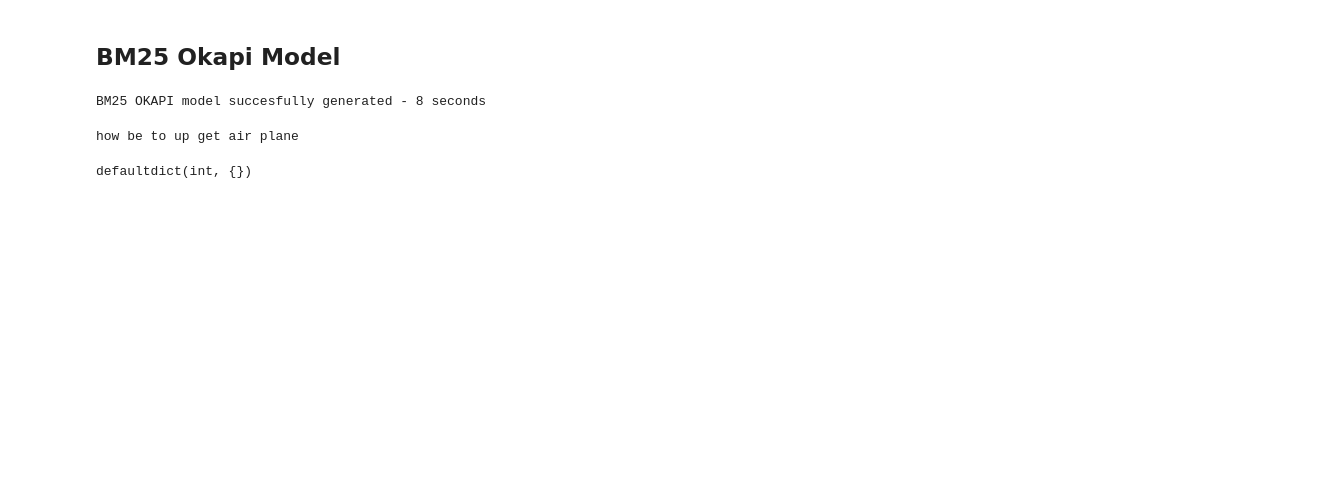
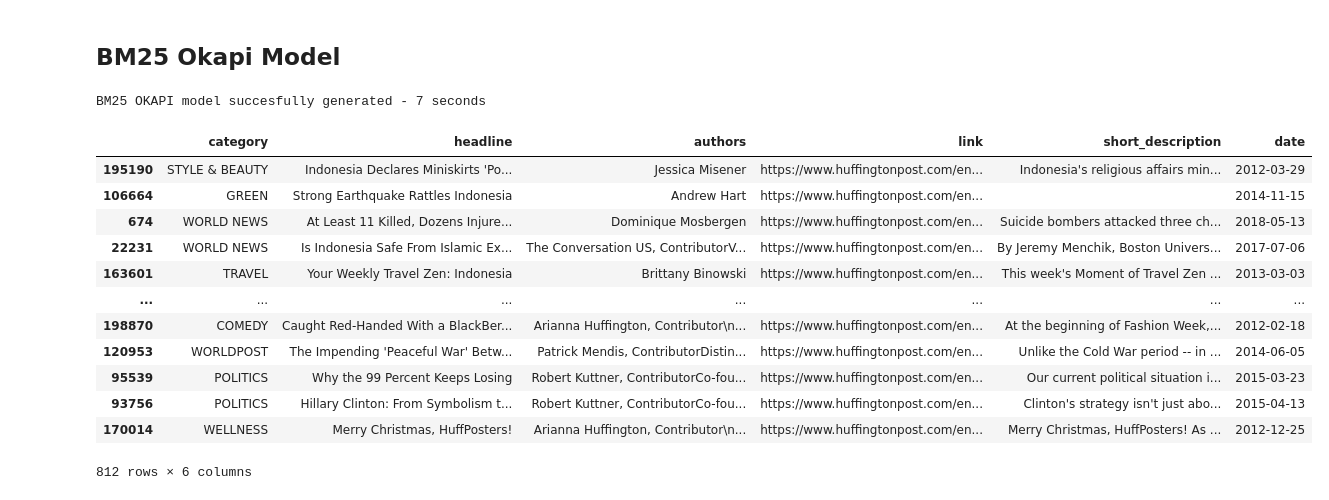
Before and after one commit to christsonhartono/INFORMATION_RETRIEVAL_BM25_OKAPI, a Jupyter notebook: Untitled.ipynb, the cells around one changed output. Drawn from its saved outputs; the diff is of its cells as text; code cells hidden in the pictures; blank space fills up the shorter version.

```diff
--- a/Untitled.ipynb
+++ b/Untitled.ipynb
@@ -147,3 +147,7 @@ lemma_data.head()
 # %%
 with open('./saved_obj/lemma_data.pickle', 'wb') as f:
     pickle.dump(lemma_data, f)
+# %%
+final_data = lemma_data.copy()
+final_data['content'] = final_data['content'].apply(lambda x: x.split())
+final_data.head()
@@ -193,7 +204,7 @@ class index_builder:
 # %% [markdown]
 Initialize inverted index
 # %%
-inverted_index = index_builder(lemma_data['content'].values)
+inverted_index = index_builder(final_data['content'].values)
 # %% [markdown]
 Run index builder operation to get terms frequency, documents frequency, and inverted index. Then show the number of vocabularies that have been succefully indexed.
 # %%
@@ -292,9 +315,22 @@ class BM25_OKAPI:
 # %%
-model = BM25_OKAPI(inverted_index)
+model = BM25_OKAPI(inverted_index, df)
 # %% [output]
-BM25 OKAPI model succesfully generated - 8 seconds
+BM25 OKAPI model succesfully generated - 7 seconds
-# %%
-model.match_query("how is to up get air plane")
-# %% [output]
-how be to up get air plane
-defaultdict(int, {})
+# %%
+matched_index = model.match_query("indonesia politic")
+result = model.get_search_result(list(matched_index.keys()))
+result
+# %% [output]
+|  | category | headline | authors | link | short_description | date |
+| 195190 | STYLE & BEAUTY | Indonesia Declares Miniskirts 'Po... | Jessica Misener | https://www.huffingtonpost.com/en... | Indonesia's religious affairs min... | 2012-03-29 |
+| 106664 | GREEN | Strong Earthquake Rattles Indonesia | Andrew Hart | https://www.huffingtonpost.com/en... |  | 2014-11-15 |
+| 674 | WORLD NEWS | At Least 11 Killed, Dozens Injure... | Dominique Mosbergen | https://www.huffingtonpost.com/en... | Suicide bombers attacked three ch... | 2018-05-13 |
+| 22231 | WORLD NEWS | Is Indonesia Safe From Islamic Ex... | The Conversation US, ContributorV... | https://www.huffingtonpost.com/en... | By Jeremy Menchik, Boston Univers... | 2017-07-06 |
+| 163601 | TRAVEL | Your Weekly Travel Zen: Indonesia | Brittany Binowski | https://www.huffingtonpost.com/en... | This week's Moment of Travel Zen ... | 2013-03-03 |
+| ... | ... | ... | ... | ... | ... | ... |
+| 198870 | COMEDY | Caught Red-Handed With a BlackBer... | Arianna Huffington, Contributor\n... | https://www.huffingtonpost.com/en... | At the beginning of Fashion Week,... | 2012-02-18 |
+| 120953 | WORLDPOST | The Impending 'Peaceful War' Betw... | Patrick Mendis, ContributorDistin... | https://www.huffingtonpost.com/en... | Unlike the Cold War period -- in ... | 2014-06-05 |
+| 95539 | POLITICS | Why the 99 Percent Keeps Losing | Robert Kuttner, ContributorCo-fou... | https://www.huffingtonpost.com/en... | Our current political situation i... | 2015-03-23 |
+| 93756 | POLITICS | Hillary Clinton: From Symbolism t... | Robert Kuttner, ContributorCo-fou... | https://www.huffingtonpost.com/en... | Clinton's strategy isn't just abo... | 2015-04-13 |
+| 170014 | WELLNESS | Merry Christmas, HuffPosters! | Arianna Huffington, Contributor\n... | https://www.huffingtonpost.com/en... | Merry Christmas, HuffPosters! As ... | 2012-12-25 |
+812 rows × 6 columns
```
Also changed, not shown: parts of 5 cells of this notebook, 2 other files.
